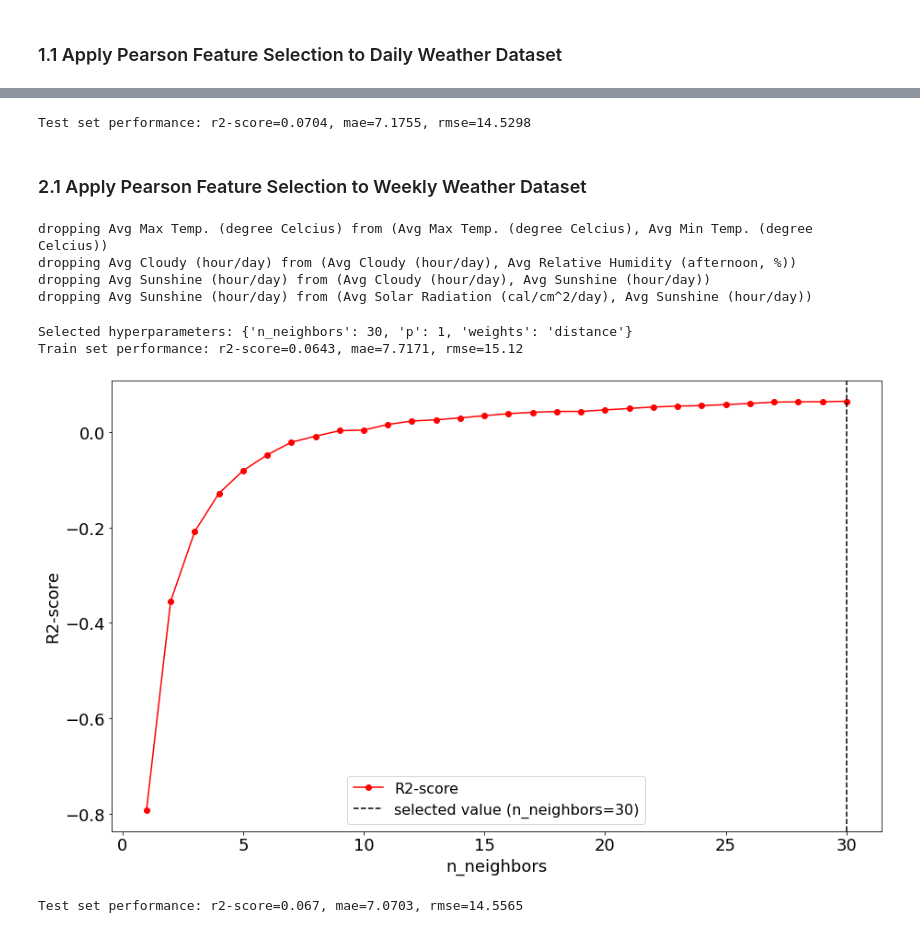
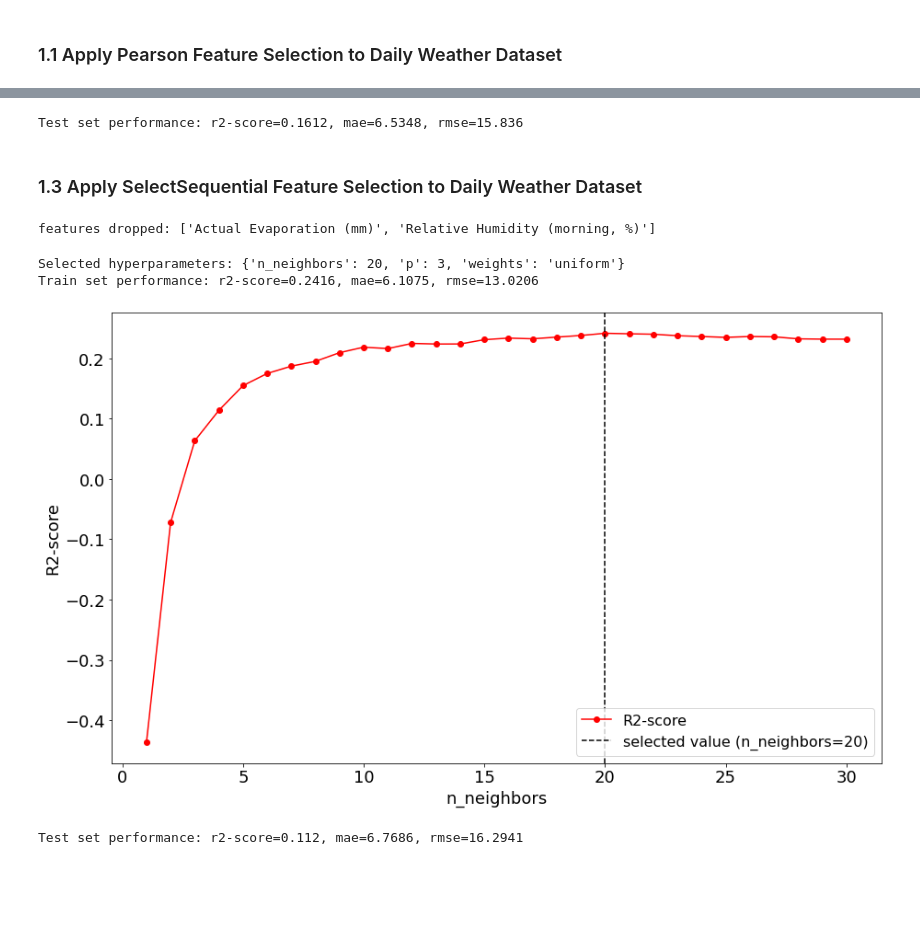
Before and after one commit to RifatIslamOmio/Weather-WaterLevel-Prediction-ML, a Jupyter notebook: Notebooks/brri-dataset/experimentations/knn_regression.ipynb, the cells around one changed output, grey strips where cells are left out. Cells and saved outputs as stored; diff of their text form; code cells hidden in the pictures; blank space fills up the shorter version.

Commit message:
update knn regression notebook #10

```diff
--- a/Notebooks/brri-dataset/experimentations/knn_regression.ipynb
+++ b/Notebooks/brri-dataset/experimentations/knn_regression.ipynb
@@ -22,6 +23,16 @@ import matplotlib.pyplot as plt
 
 from sklearn.neighbors import KNeighborsRegressor
 # %%
+# global random seed
+RAND_SEED = 42
+
+# initial model with only random seed and not any hyper-parametes
+initial_model = KNeighborsRegressor(n_jobs=-1)
+
+# variables needed for showEvalGraph_regression() function
+MODEL_CLASS = KNeighborsRegressor
+x_axis_param_name = 'n_neighbors'
+
 # global random seed
 RAND_SEED = 42
 
@@ -154,53 +153,47 @@ showEvalutationGraph_regression(KNeighborsRegressor, weather_weekly_train_df, cl
 # %%
 # test model
-test_r2, test_mae, test_rmse = eval_regression(model, weather_weekly_test_df, cls='Rainfall (mm)')
+test_r2, test_mae, test_rmse = eval_regression(model, weather_daily_fs2_test_df, cls='Rainfall (mm)')
 # performance on the test set
 print(f'Test set performance: r2-score={test_r2}, mae={test_mae}, rmse={test_rmse}')
 # %% [output]
-Test set performance: r2-score=0.0704, mae=7.1755, rmse=14.5298
+Test set performance: r2-score=0.1612, mae=6.5348, rmse=15.836
 # %% [markdown]
-### 2.1 Apply Pearson Feature Selection to Weekly Weather Dataset
+### 1.3 Apply SelectSequential Feature Selection to Daily Weather Dataset
 # %%
 # select features from the train dataset
-weather_weekly_fs_train_df, cols_to_drop = pearson_correlation_fs(weather_weekly_train_df, 'Rainfall (mm)')
+weather_daily_fs3_train_df, cols_to_drop = selectSequential_fs(weather_daily_train_df, 'Rainfall (mm)', is_regression=True)
+
+print('features dropped:', cols_to_drop)
 
 # keep only selected features on the test dataset
-weather_weekly_fs_test_df = weather_weekly_test_df.drop(columns=cols_to_drop)
+weather_daily_fs3_test_df = weather_daily_test_df.drop(columns=cols_to_drop)
 # %% [output]
-dropping Avg Max Temp. (degree Celcius) from (Avg Max Temp. (degree Celcius), Avg Min Temp. (degree Celcius))
-dropping Avg Cloudy (hour/day) from (Avg Cloudy (hour/day), Avg Relative Humidity (afternoon, %))
-dropping Avg Sunshine (hour/day) from (Avg Cloudy (hour/day), Avg Sunshine (hour/day))
-dropping Avg Sunshine (hour/day) from (Avg Solar Radiation (cal/cm^2/day), Avg Sunshine (hour/day))
+features dropped: ['Actual Evaporation (mm)', 'Relative Humidity (morning, %)']
 # %%
-# KNN Regressor Model
-model = KNeighborsRegressor(n_jobs=-1)
-
 # train model
-model, selected_hyperparams, train_r2, train_mae, train_rmse = train_regression(model, param_grid, weather_weekly_fs_train_df, cls='Rainfall (mm)')
+model, selected_hyperparams, train_r2, train_mae, train_rmse = train_regression(initial_model, param_grid, weather_daily_fs3_train_df, cls='Rainfall (mm)')
 print(f'Selected hyperparameters: {selected_hyperparams}')
 # performance on the train set
 print(f'Train set performance: r2-score={train_r2}, mae={train_mae}, rmse={train_rmse}')
 # %% [output]
-Selected hyperparameters: {'n_neighbors': 30, 'p': 1, 'weights': 'distance'}
-Train set performance: r2-score=0.0643, mae=7.7171, rmse=15.12
+Selected hyperparameters: {'n_neighbors': 20, 'p': 3, 'weights': 'uniform'}
+Train set performance: r2-score=0.2416, mae=6.1075, rmse=13.0206
 # %%
 # r2-scores graph on the train set
 
 # hyper-parameters selected by GridSearchCV
-selected_model_params = {'n_neighbors': selected_hyperparams['n_neighbors'],
-                         'weights': selected_hyperparams['weights'],
-                         'p': selected_hyperparams['p'],
-                         'n_jobs': -1}
+selected_model_params = selected_hyperparams
+selected_model_params['n_jobs']=-1
 
-showEvalutationGraph_regression(KNeighborsRegressor, weather_weekly_fs_train_df, cls='Rainfall (mm)',
-                                x_axis_param_name='n_neighbors', x_axis_param_vals=n_neighbors,
+showEvalutationGraph_regression(MODEL_CLASS, weather_daily_fs3_train_df, cls='Rainfall (mm)',
+                                x_axis_param_name=x_axis_param_name, x_axis_param_vals=n_neighbors,
                                 selected_model_params=selected_model_params)
 # %% [output]
-[figure, old version]
+[figure, new version]
 # %%
 # test model
-test_r2, test_mae, test_rmse = eval_regression(model, weather_weekly_fs_test_df, cls='Rainfall (mm)')
+test_r2, test_mae, test_rmse = eval_regression(model, weather_daily_fs3_test_df, cls='Rainfall (mm)')
 # performance on the test set
 print(f'Test set performance: r2-score={test_r2}, mae={test_mae}, rmse={test_rmse}')
 # %% [output]
-Test set performance: r2-score=0.067, mae=7.0703, rmse=14.5565
+Test set performance: r2-score=0.112, mae=6.7686, rmse=16.2941
```
Also changed, not shown: parts of 14 cells of this notebook.
